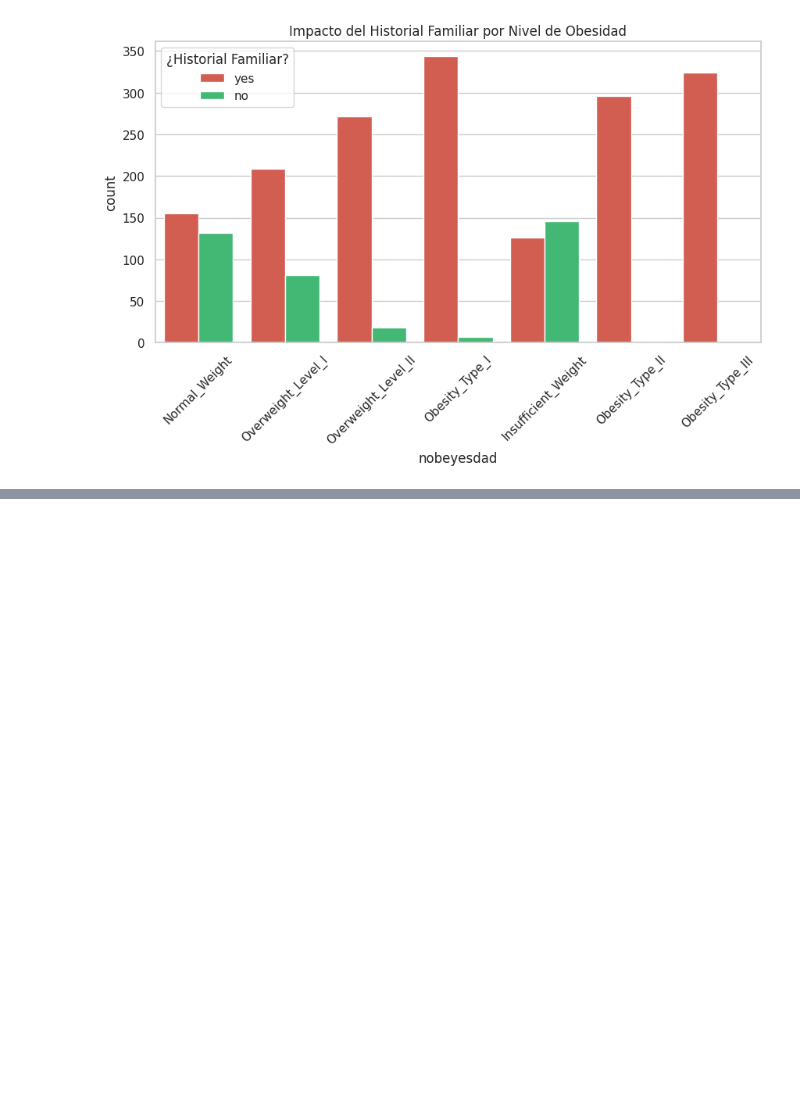
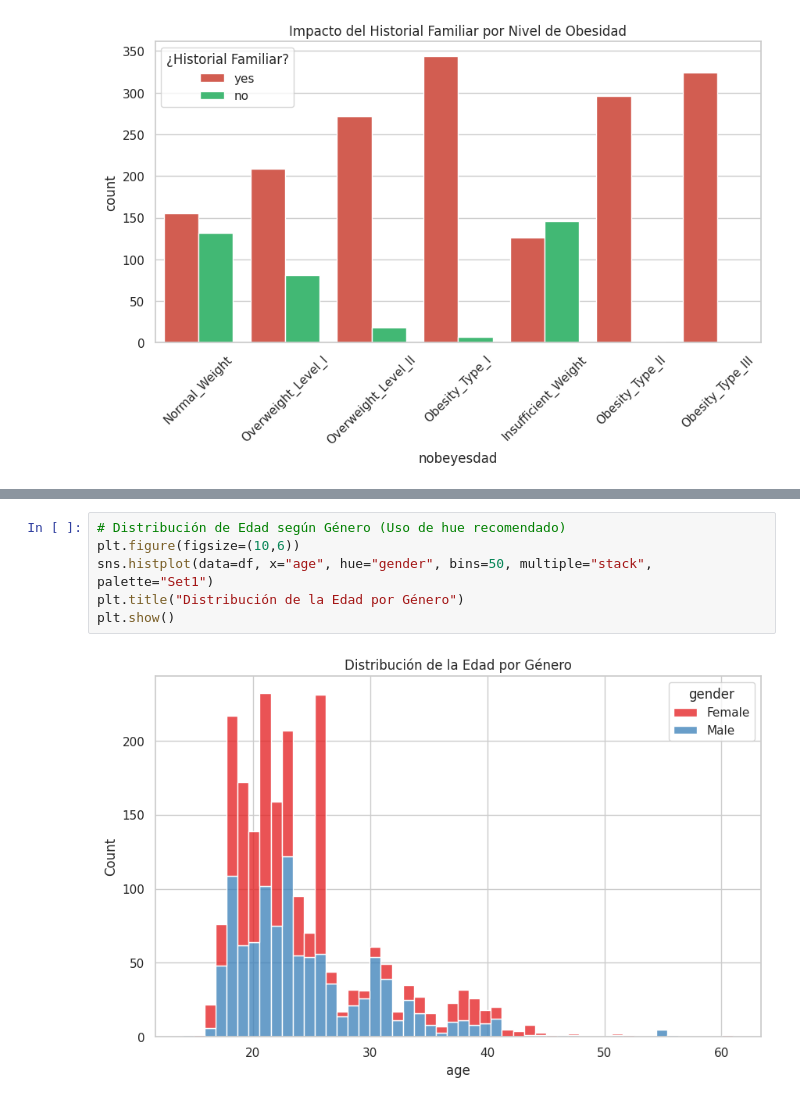
Before and after one commit to Bootcamp-IA-P6/p7_g1_multiclase, a Jupyter notebook: notebooks/eda_obesity_m.ipynb, the cells around one changed output, grey strips where cells are left out. Drawn from its saved outputs; the diff is of its cells as text; blank space fills up the shorter version.

```diff
--- a/notebooks/eda_obesity_m.ipynb
+++ b/notebooks/eda_obesity_m.ipynb
@@ -190,0 +383,8 @@ plt.show()
+# %%
+# Distribución de Edad según Género (Uso de hue recomendado)
+plt.figure(figsize=(10,6))
+sns.histplot(data=df, x="age", hue="gender", bins=50, multiple="stack", palette="Set1")
+plt.title("Distribución de la Edad por Género")
+plt.show()
+# %% [output]
+[figure, added]
```
Also changed, not shown: parts of 38 cells of this notebook, 1 other file.
